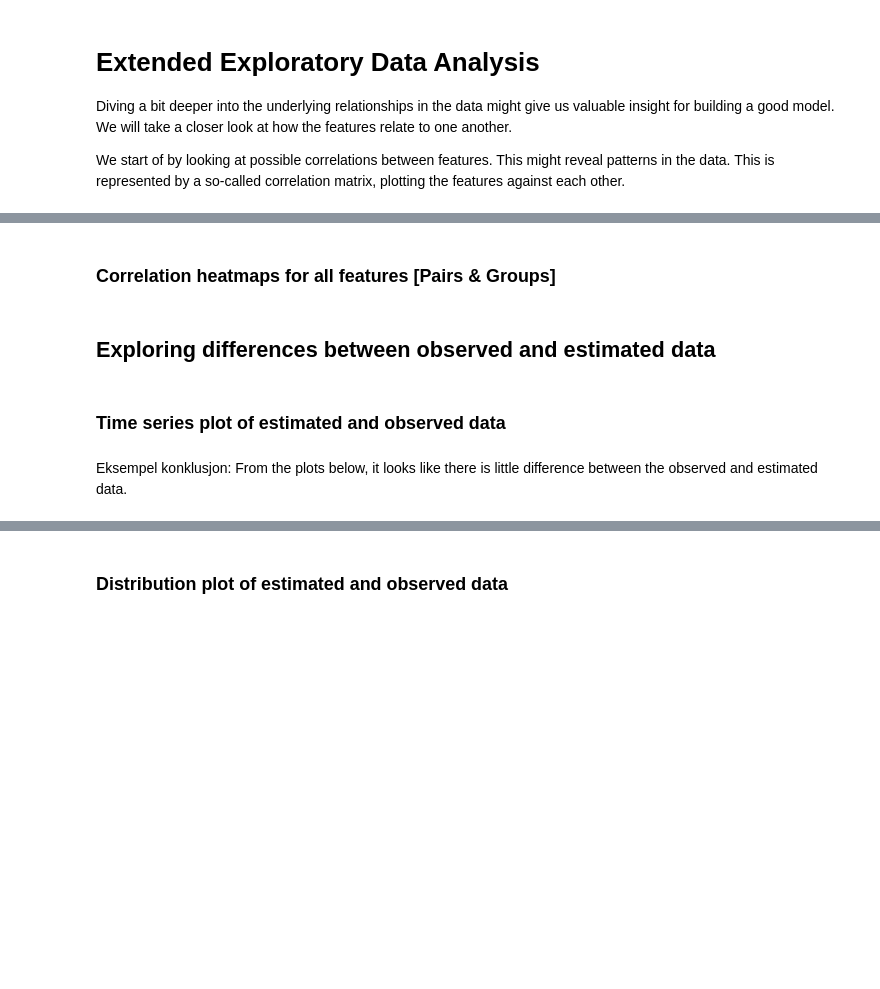
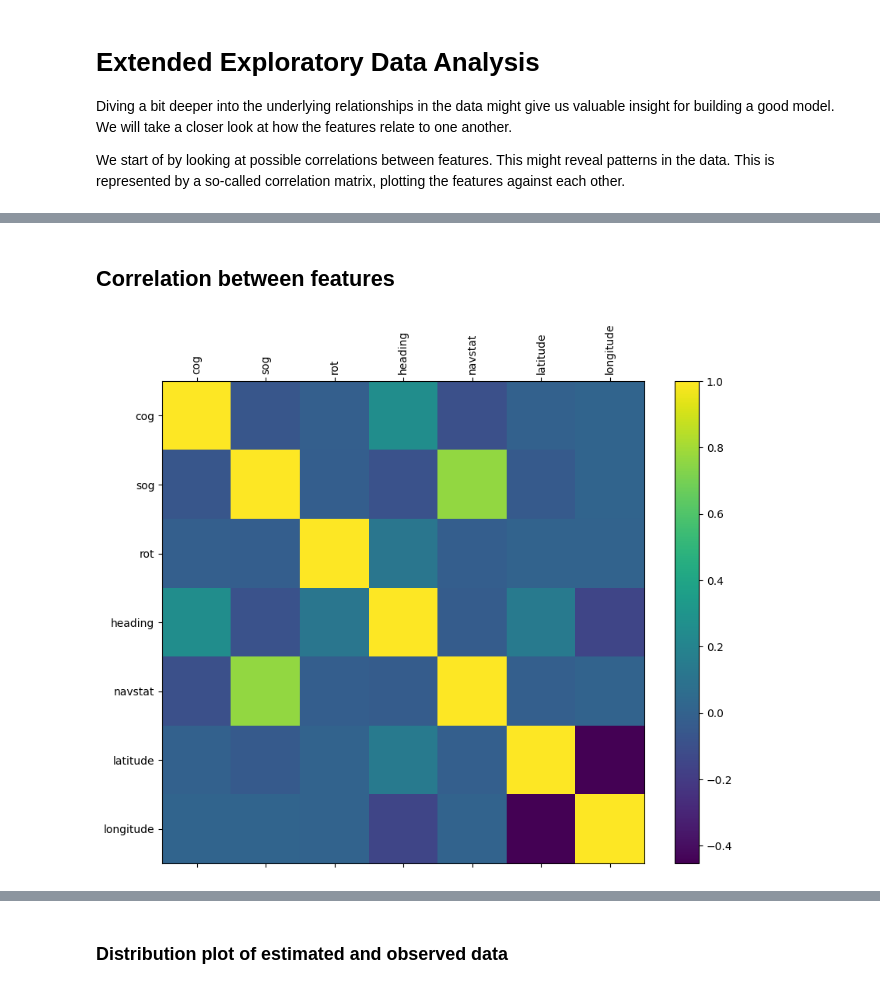
Before and after one commit to sondrmsk/MachineLearningProject, a Jupyter notebook: long_notebook_ML.ipynb, the cells around one changed output, grey strips where cells are left out. Drawn from its saved outputs; the diff is of its cells as text; code cells hidden in the pictures; blank space fills up the shorter version.

Commit message:
correlation heatmaps

```diff
--- a/long_notebook_ML.ipynb
+++ b/long_notebook_ML.ipynb
@@ -520,2 +514,2 @@ We start of by looking at possible correlations between features. This might rev
 # %% [markdown]
-### Correlation heatmaps for all features [Pairs & Groups]
+## Correlation between features
@@ -525,6 +516,20 @@ We start of by looking at possible correlations between features. This might rev
-# %% [markdown]
-## Exploring differences between observed and estimated data
-# %% [markdown]
-### Time series plot of estimated and observed data
-# %% [markdown]
-Eksempel konklusjon: From the plots below, it looks like there is little difference between the observed and estimated data.
+# %%
+import pandas as pd
+import matplotlib.pyplot as plt
+
+# Sample DataFrame
+df = encoded_df2.copy()
+df = df.drop(columns=['time', 'etaRaw', 'vesselId','portId'])
+
+
+# Calculate correlation matrix
+correlation_matrix = df.corr()
+
+plt.figure(figsize=(10, 8))
+plt.matshow(correlation_matrix, fignum=1)
+plt.colorbar()
+plt.xticks(range(len(correlation_matrix.columns)), correlation_matrix.columns, rotation=90)
+plt.yticks(range(len(correlation_matrix.columns)), correlation_matrix.columns)
+plt.show()
+# %% [output]
+[figure, added]
```
Also changed, not shown: parts of 13 cells of this notebook.
